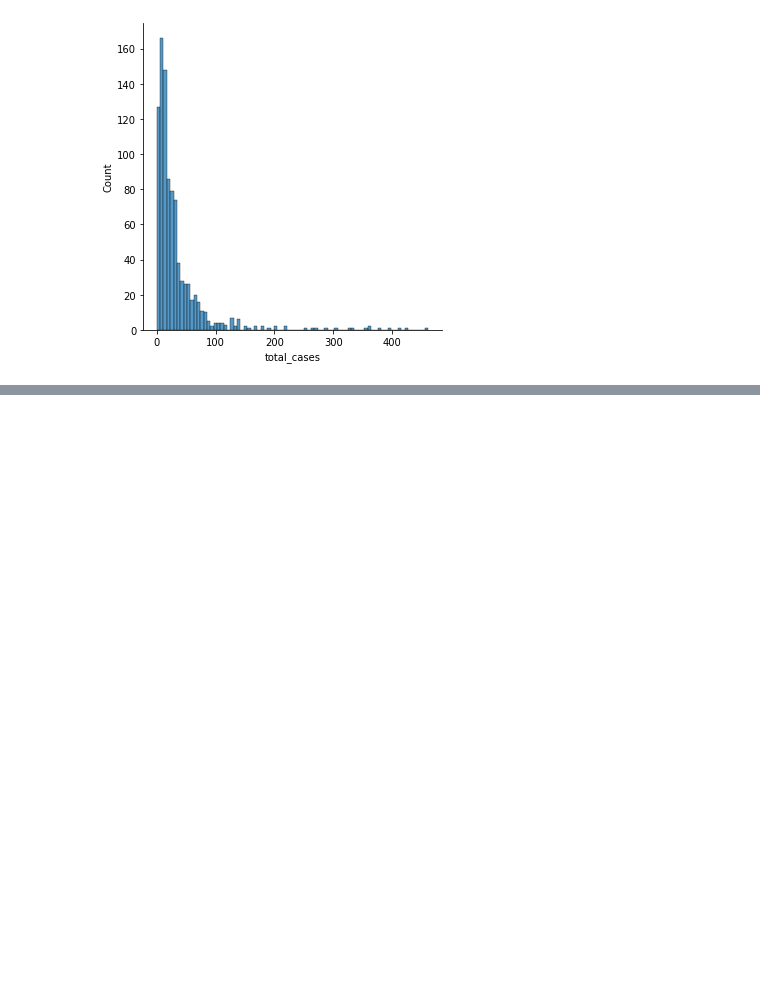
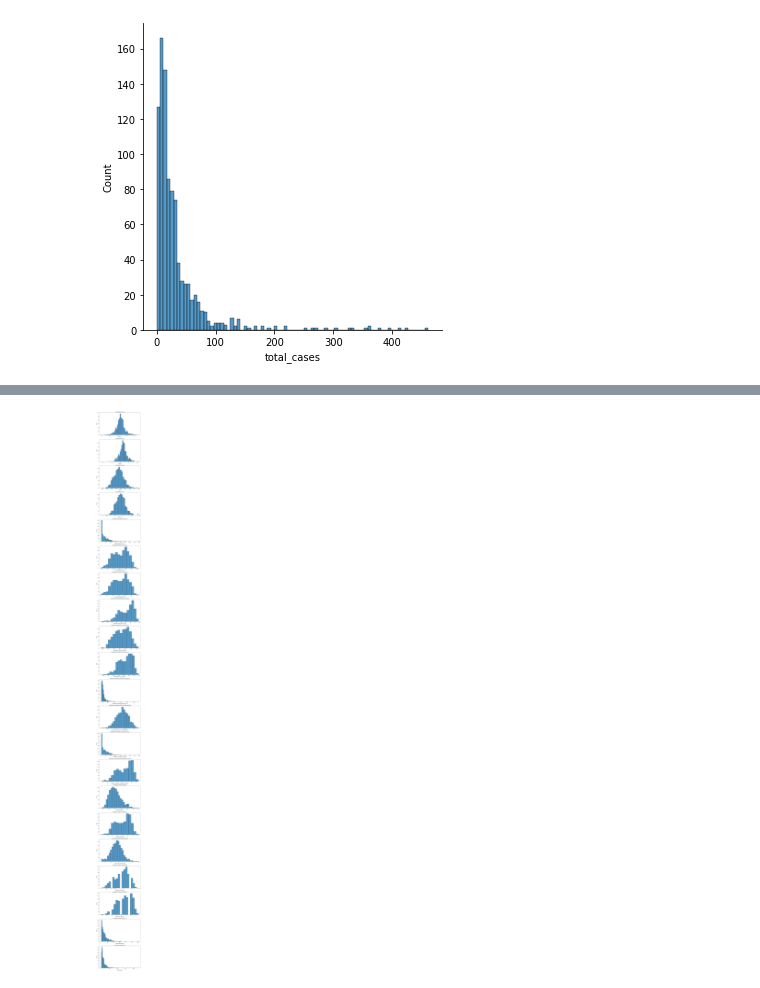
Before and after one commit to MoffatKirui/DengAI, a Jupyter notebook: DengAI_project_.ipynb, the cells around one changed output, grey strips where cells are left out. Saved outputs shown, nothing was run; the diff lists cells and outputs as text; code cells hidden in the pictures; blank space fills up the shorter version.

Commit message:
Added histograms (using df1 dataset)

```diff
--- a/DengAI_project_.ipynb
+++ b/DengAI_project_.ipynb
@@ -640,0 +641,9 @@ sns.lineplot(x='weekofyear', y='total_cases', data=dengue_sj)
+# %%
+fig, axs = plt.subplots(len(cols), figsize=(10,140))
+
+for i, col_val in enumerate(cols):
+    sns.histplot(x=df1[col_val], ax=axs[i])
+    axs[i].set_title('Historgram '+col_val, fontsize=12)
+    axs[i].set_xlabel(col_val, fontsize=12)
+# %% [output]
+[figure, added]
```
Also changed, not shown: parts of 2 cells of this notebook.
